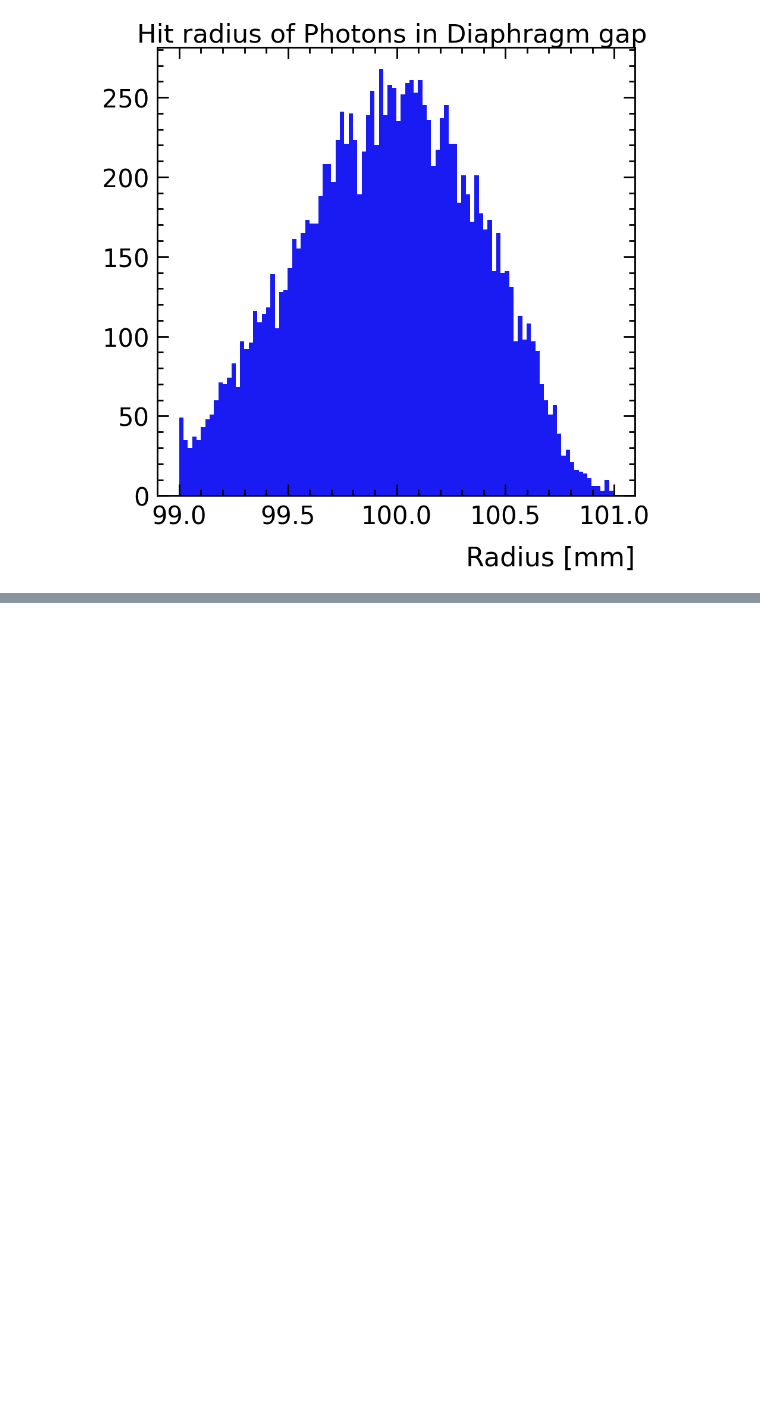
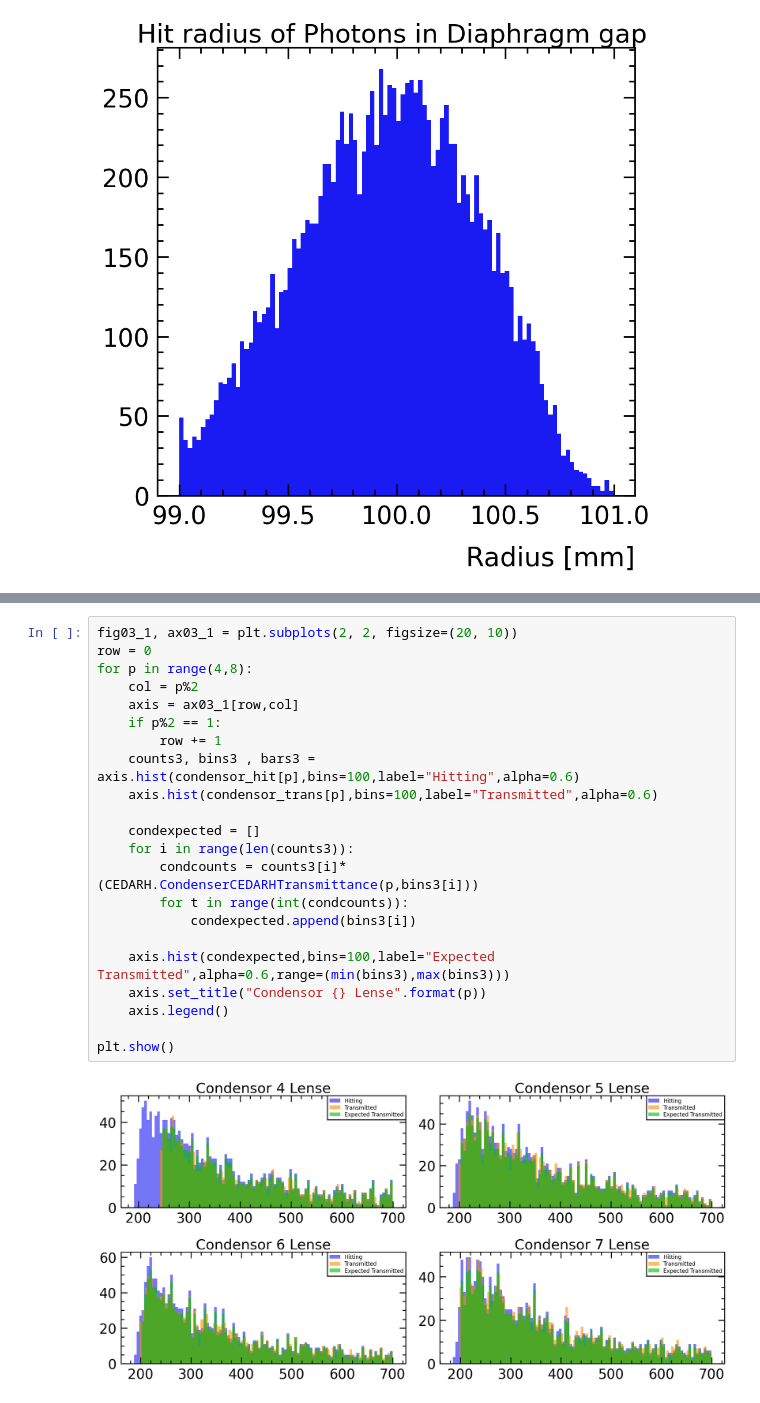
Before and after one commit to SandersJack/NA62_CEDARH_Handbook, a Jupyter notebook: CEDAR_Handbook.ipynb, the cells around one changed output, grey strips where cells are left out. Drawn from its saved outputs; the diff is of its cells as text; blank space fills up the shorter version.

```diff
--- a/CEDAR_Handbook.ipynb
+++ b/CEDAR_Handbook.ipynb
@@ -314,0 +384,24 @@ plt.show()
+# %%
+fig03_1, ax03_1 = plt.subplots(2, 2, figsize=(20, 10))
+row = 0
+for p in range(4,8):
+    col = p%2
+    axis = ax03_1[row,col]
+    if p%2 == 1:
+        row += 1
+    counts3, bins3 , bars3 = axis.hist(condensor_hit[p],bins=100,label="Hitting",alpha=0.6)
+    axis.hist(condensor_trans[p],bins=100,label="Transmitted",alpha=0.6)
+
+    condexpected = []
+    for i in range(len(counts3)):
+        condcounts = counts3[i]*(CEDARH.CondenserCEDARHTransmittance(p,bins3[i]))
+        for t in range(int(condcounts)):
+            condexpected.append(bins3[i])
+
+    axis.hist(condexpected,bins=100,label="Expected Transmitted",alpha=0.6,range=(min(bins3),max(bins3)))
+    axis.set_title("Condensor {} Lense".format(p))
+    axis.legend()
+
+plt.show()
+# %% [output]
+[figure, added]
```
Also changed, not shown: parts of 9 cells of this notebook, 1 other file.
